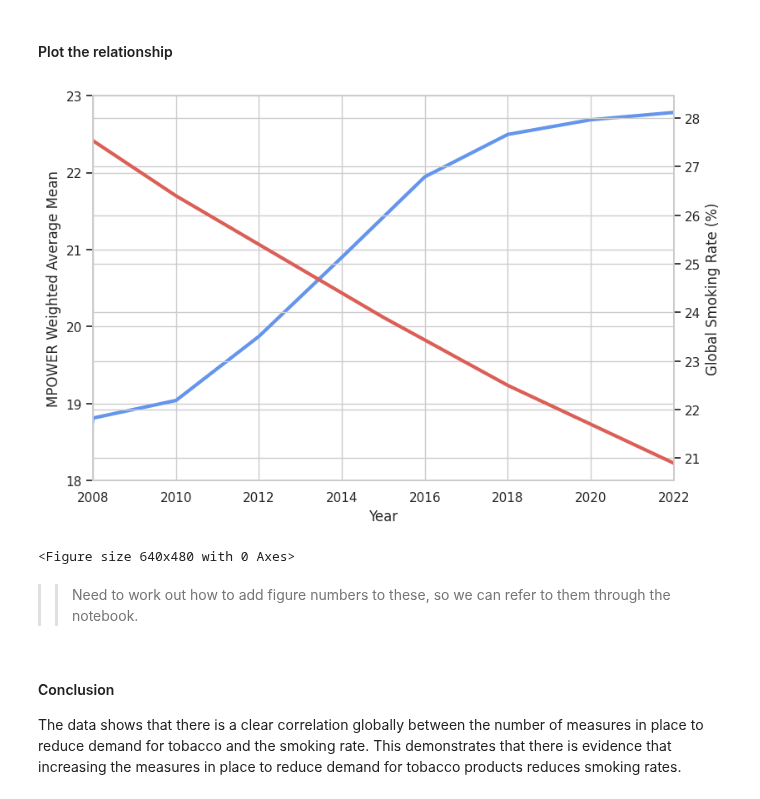
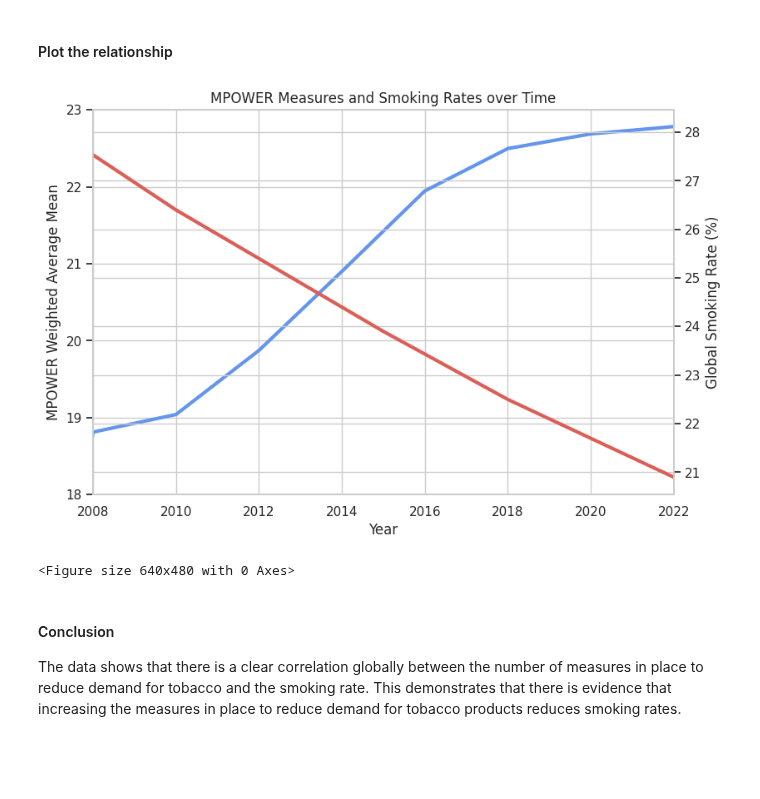
Before and after one commit to rhobaker/Data_Project, a Jupyter notebook: Main_Jupyter_workbook_Rhona.ipynb, the cells around one changed output. Drawn from its saved outputs; the diff is of its cells as text; code cells hidden in the pictures; blank space fills up the shorter version.

```diff
--- a/Main_Jupyter_workbook_Rhona.ipynb
+++ b/Main_Jupyter_workbook_Rhona.ipynb
@@ -343,38 +402,36 @@ Smoking Rate                     -0.963532      1.000000
 # %%
 # Create a mask to smooth the data into a line as not all years have data
 ratemask = np.isfinite(cleaned_merged_rate_MPOWER["Smoking Rate"])
 MPOWERmask = np.isfinite(cleaned_merged_rate_MPOWER["Weighted Mean MPOWER"])
 
 # Create the plot and set the axis values
 sns.set_theme(style="whitegrid", palette="hls")
 fig, ax1 = plt.subplots(figsize=(9,6))
 plt.xlim(2008, 2022)
 plt.ylim(18, 23)
 
 # Plot the MPOWER values
 ax1.set_xlabel('Year')
 ax1.set_ylabel('MPOWER Weighted Average Mean')
 ax1.plot(cleaned_merged_rate_MPOWER["Weighted Mean MPOWER"][MPOWERmask], color='cornflowerblue', lw =3)
 ax1.tick_params(axis ='y')
 
 
 # Adding Twin Axes to plot smoking rates
 ax2 = ax1.twinx()
 ax2.set_ylabel('Global Smoking Rate (%)')
 ax2.plot(cleaned_merged_rate_MPOWER["Smoking Rate"][ratemask], lw=3)
 ax2.tick_params(axis ='y')
 
 # Adding title
-# plt.title('MPOWER Measures and Smoking Rates over Time')
+plt.title('MPOWER Measures and Smoking Rates over Time')
 
 # Show plot
 plt.show()
 plt.clf()
 # %% [output]
-[figure, old version]
+[figure, new version]
 <Figure size 640x480 with 0 Axes>
-# %% [markdown]
->> Need to work out how to add figure numbers to these, so we can refer to them through the notebook.
 # %% [markdown]
 #### Conclusion
 The data shows that there is a clear correlation globally between the number of measures in place to reduce demand for tobacco and the smoking rate.
```
Also changed, not shown: parts of 12 cells of this notebook.
